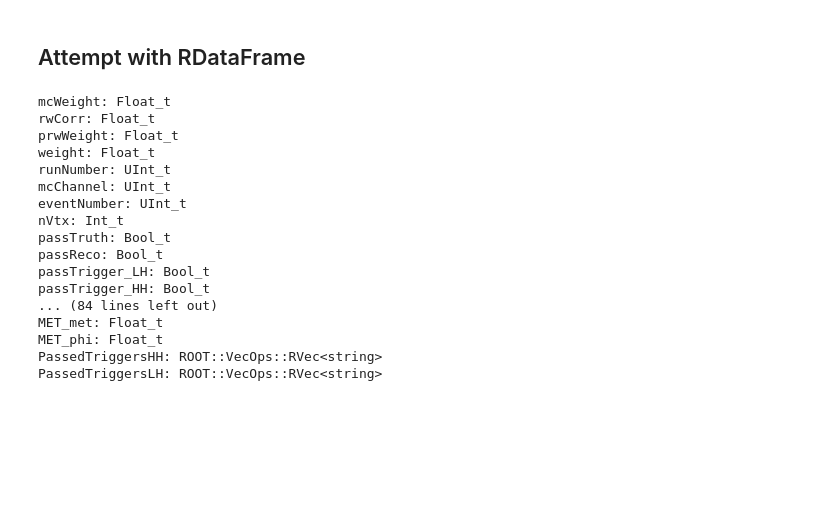
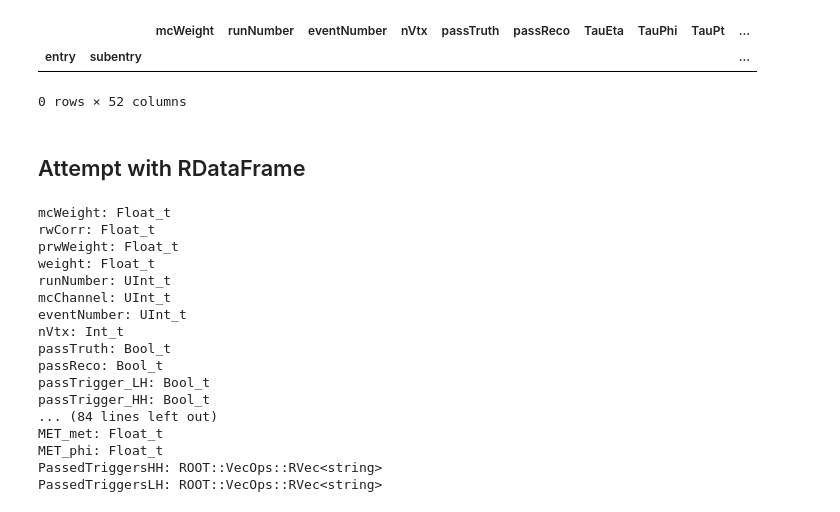
Before and after one commit to KeanuGh/myROOT_analysis_framework, a Jupyter notebook: notebooks/DTA_output.ipynb, the cells around one changed output. Saved outputs shown, nothing was run; the diff lists cells and outputs as text; code cells hidden in the pictures; blank space fills up the shorter version.

```diff
--- a/notebooks/DTA_output.ipynb
+++ b/notebooks/DTA_output.ipynb
@@ -51,3 +81,10 @@ for i, d in enumerate(input_df):
+# %%
+df3 = awkward.to_pandas(uproot.concatenate(f'{filepath}:{treename}', expressions=wanted_cols))
+df3
+# %% [output]
+|  |  | mcWeight | runNumber | eventNumber | nVtx | passTruth | passReco | TauEta | TauPhi | TauPt | ... |
+| entry | subentry |  |  |  |  |  |  |  |  |  | ... |
+0 rows × 52 columns
 # %% [markdown]
 ## Attempt with RDataFrame
 # %%
```
Also changed, not shown: parts of 9 cells of this notebook, 4 other files.
